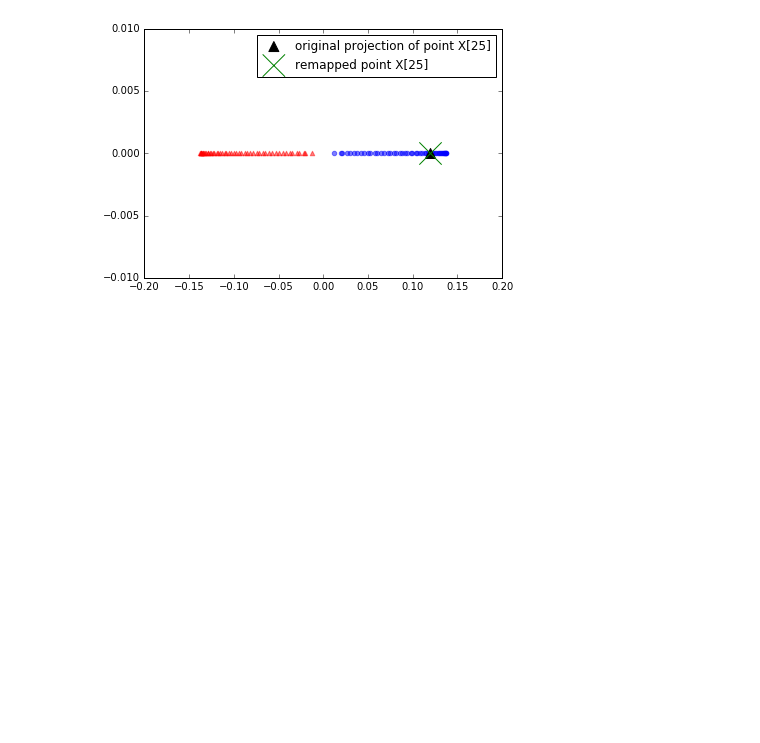
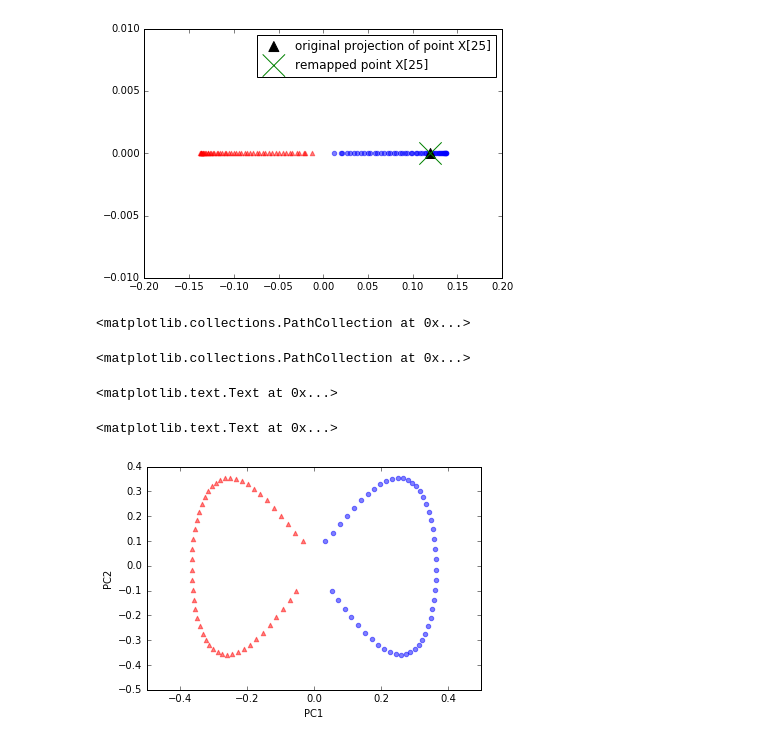
Before and after one commit to bhajar/Python_Learning_code, a Jupyter notebook: Python_Machine_Learning/5 - Compressing Data via Dimensionality Reduction.ipynb, the cells around one changed output. Saved outputs shown, nothing was run; the diff lists cells and outputs as text; code cells hidden in the pictures; blank space fills up the shorter version.

```diff
--- a/Python_Machine_Learning/5 - Compressing Data via Dimensionality Reduction.ipynb
+++ b/Python_Machine_Learning/5 - Compressing Data via Dimensionality Reduction.ipynb
@@ -686,3 +686,21 @@ plt.show()
 <matplotlib.collections.PathCollection at 0x...>
 <matplotlib.legend.Legend at 0x...>
 [figure]
+# %%
+# Kernel PCA in scikit-learn
+from sklearn.decomposition import KernelPCA
+X, y = make_moons(n_samples=100, random_state=123)
+scikit_kpca = KernelPCA(n_components=2, kernel='rbf', gamma=15)
+X_skernpca = scikit_kpca.fit_transform(X)
+# %%
+plt.scatter(X_skernpca[y==0, 0], X_skernpca[y==0, 1], color='red', marker='^', alpha=0.5)
+plt.scatter(X_skernpca[y==1, 0], X_skernpca[y==1, 1], color='blue', marker='o', alpha=0.5)
+plt.xlabel('PC1')
+plt.ylabel('PC2')
+plt.show()
+# %% [output]
+<matplotlib.collections.PathCollection at 0x...>
+<matplotlib.collections.PathCollection at 0x...>
+<matplotlib.text.Text at 0x...>
+<matplotlib.text.Text at 0x...>
+[figure, added]
```
Also changed, not shown: parts of 10 cells of this notebook, 1 other file.
